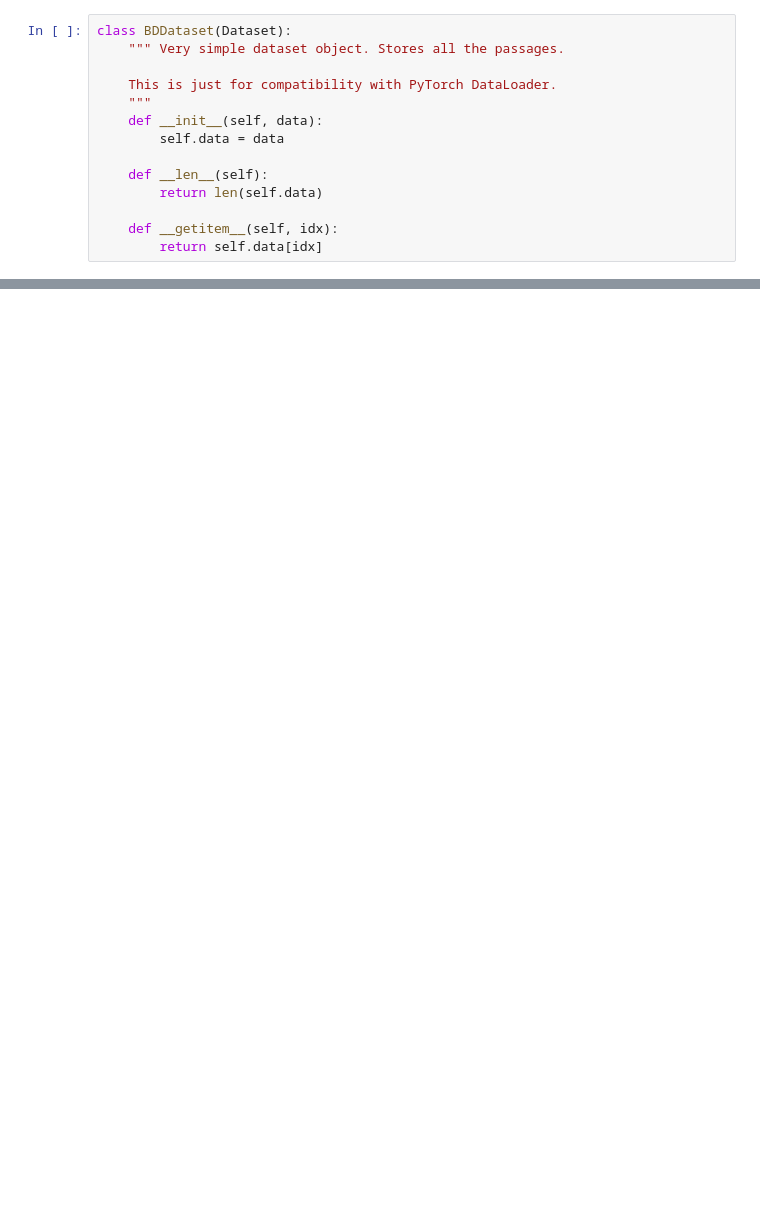
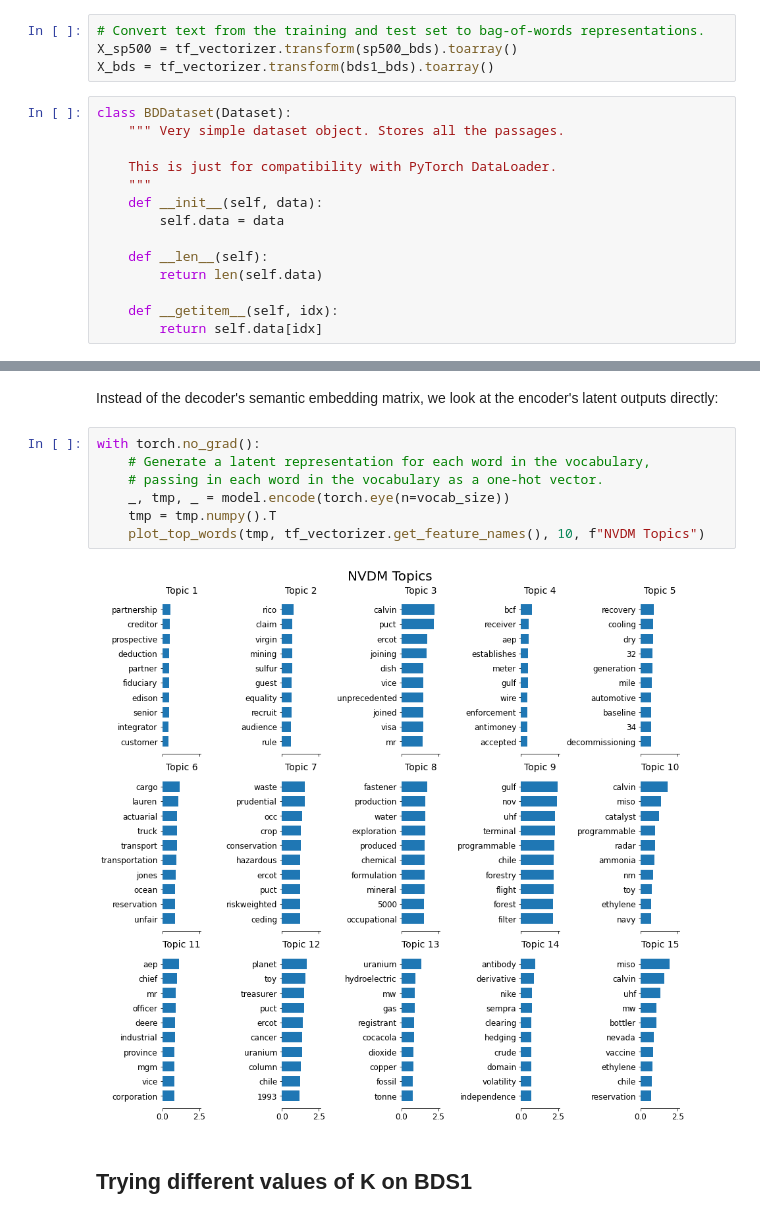
Before and after one commit to aaronfng/nlp-group-project, a Jupyter notebook: nvdm/NVDM_Experiments.ipynb, the cells around one changed output, grey strips where cells are left out. Drawn from its saved outputs; the diff is of its cells as text; blank space fills up the shorter version.

```diff
--- a/nvdm/NVDM_Experiments.ipynb
+++ b/nvdm/NVDM_Experiments.ipynb
@@ -86,3 +310,7 @@ print(len(vocab))
+# %%
+# Convert text from the training and test set to bag-of-words representations.
+X_sp500 = tf_vectorizer.transform(sp500_bds).toarray()
+X_bds = tf_vectorizer.transform(bds1_bds).toarray()
 # %%
 class BDDataset(Dataset):
     """ Very simple dataset object. Stores all the passages.
@@ -515,0 +534,13 @@ perplexity(this_model, dataset, 20)
+# %% [markdown]
+Instead of the decoder's semantic embedding matrix, we look at the encoder's latent outputs directly:
+# %%
+with torch.no_grad():
+    # Generate a latent representation for each word in the vocabulary,
+    # passing in each word in the vocabulary as a one-hot vector.
+    _, tmp, _ = model.encode(torch.eye(n=vocab_size))
+    tmp = tmp.numpy().T
+    plot_top_words(tmp, tf_vectorizer.get_feature_names(), 10, f"NVDM Topics")
+# %% [output]
+[figure, added]
+# %% [markdown]
+## Trying different values of K on BDS1
```
Also changed, not shown: parts of 67 cells of this notebook, 2 other files.
